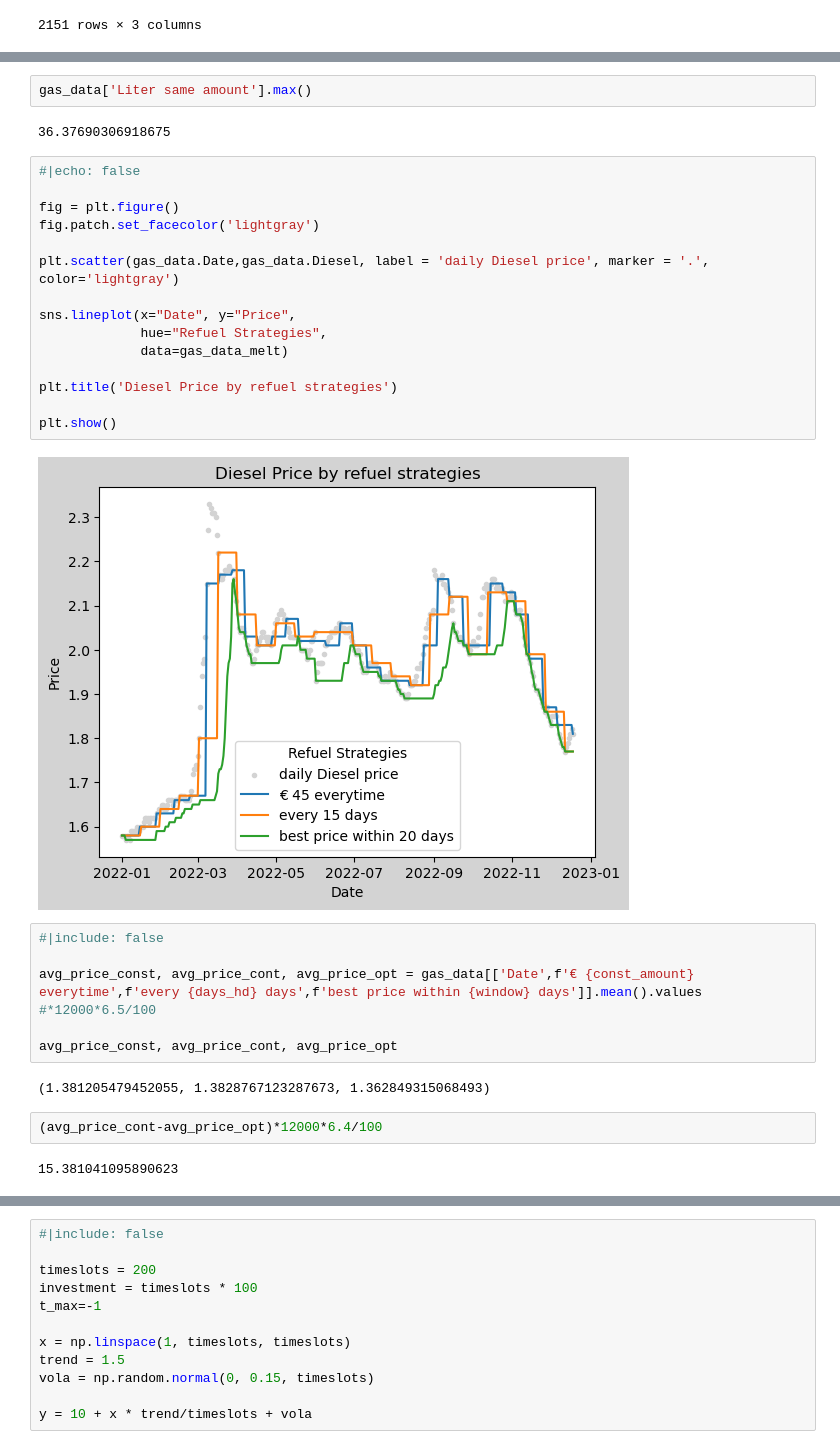
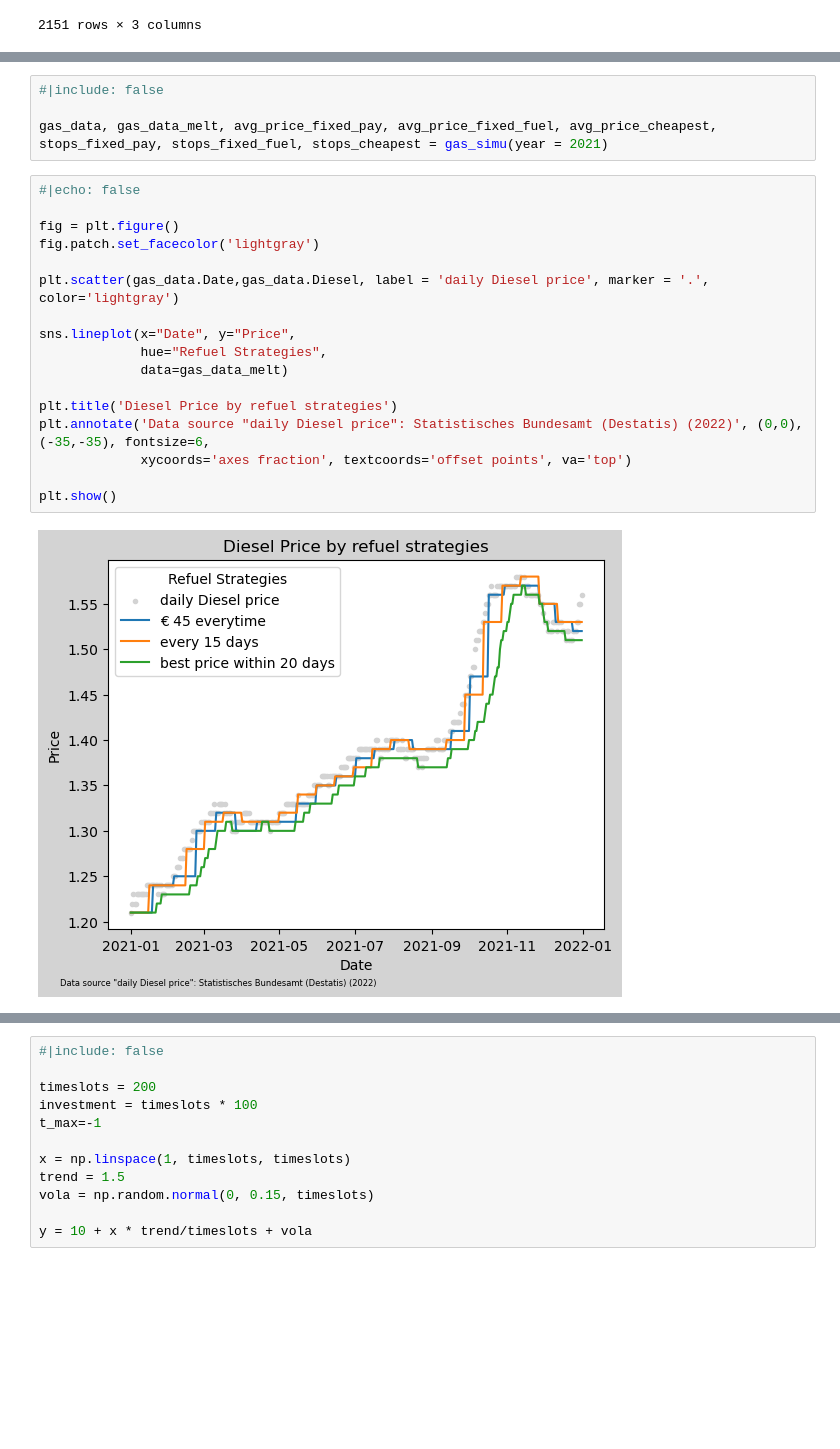
Before and after one commit to joatom/blog, a Jupyter notebook: posts/2022-12-11-fill-her-up/index.ipynb, the cells around one changed output, grey strips where cells are left out. Cells and saved outputs as stored; diff of their text form; blank space fills up the shorter version.

```diff
--- a/posts/2022-12-11-fill-her-up/index.ipynb
+++ b/posts/2022-12-11-fill-her-up/index.ipynb
@@ -155,33 +171,23 @@ gas_data_melt = gas_data[['Date',f'€ {const_amount} everytime',f'every {days_h
-# %%
-gas_data['Liter same amount'].max()
-# %% [output]
-36.37690306918675
+# %%
+#|include: false
+
+gas_data, gas_data_melt, avg_price_fixed_pay, avg_price_fixed_fuel, avg_price_cheapest, stops_fixed_pay, stops_fixed_fuel, stops_cheapest = gas_simu(year = 2021)
 # %%
 #|echo: false
 
 fig = plt.figure()
 fig.patch.set_facecolor('lightgray')
 
 plt.scatter(gas_data.Date,gas_data.Diesel, label = 'daily Diesel price', marker = '.', color='lightgray')
 
 sns.lineplot(x="Date", y="Price",
              hue="Refuel Strategies",
              data=gas_data_melt)
 
 plt.title('Diesel Price by refuel strategies')
+plt.annotate('Data source "daily Diesel price": Statistisches Bundesamt (Destatis) (2022)', (0,0), (-35,-35), fontsize=6,
+             xycoords='axes fraction', textcoords='offset points', va='top')
 
 plt.show()
 # %% [output]
-[figure, old version]
+[figure, new version]
-# %%
-#|include: false
-
-avg_price_const, avg_price_cont, avg_price_opt = gas_data[['Date',f'€ {const_amount} everytime',f'every {days_hd} days',f'best price within {window} days']].mean().values #*12000*6.5/100
-
-avg_price_const, avg_price_cont, avg_price_opt
-# %% [output]
-(1.381205479452055, 1.3828767123287673, 1.362849315068493)
-# %%
-(avg_price_cont-avg_price_opt)*12000*6.4/100
-# %% [output]
-15.381041095890623
```
Also changed, not shown: parts of 29 cells of this notebook, 13 other files.
